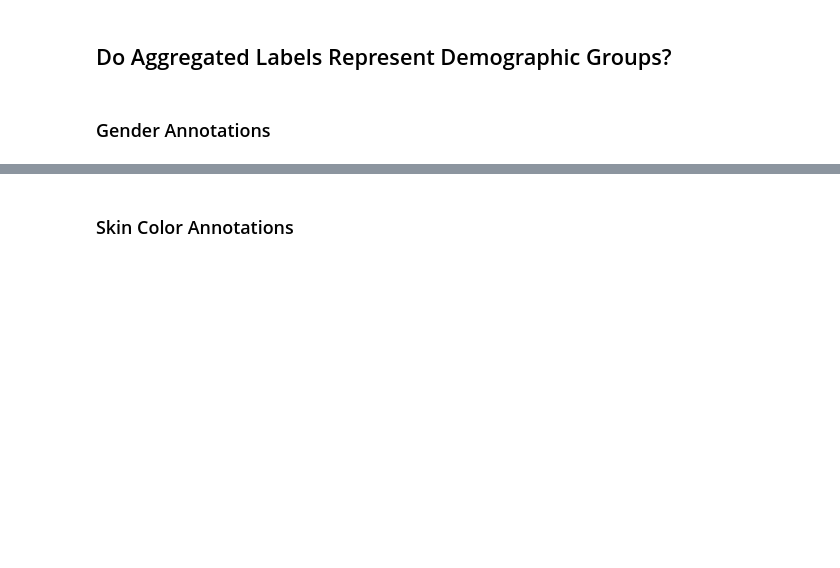
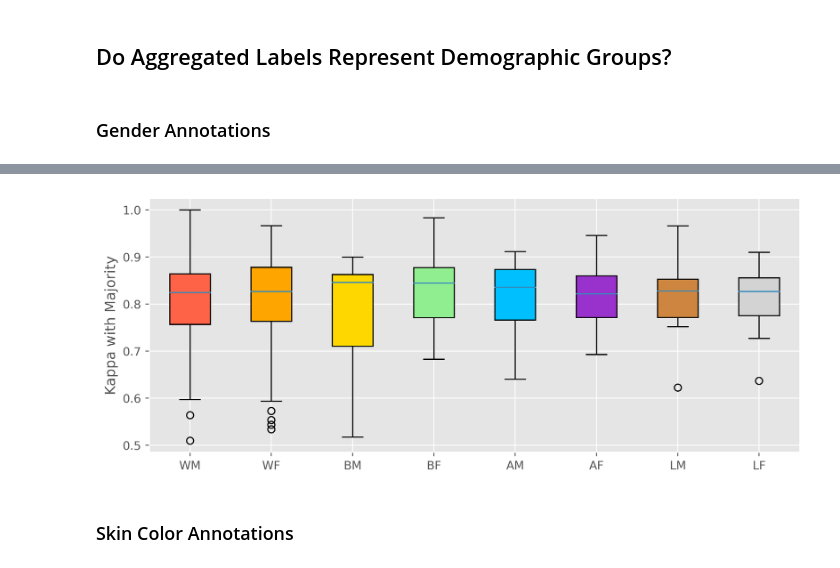
Before and after one commit to princetonvisualai/gender-artifacts, a Jupyter notebook: label_analysis.ipynb, the cells around one changed output, grey strips where cells are left out. Cells and saved outputs as stored; diff of their text form; code cells hidden in the pictures; blank space fills up the shorter version.

```diff
--- a/label_analysis.ipynb
+++ b/label_analysis.ipynb
@@ -125,6 +130,22 @@ def worker_race(att, race):
                     wtoa[worker]['i'].append(to_int(anns[index]))
                     wtoa[worker]['maj'].append(to_int(maj))
     return wtoa
+
+def worker_gr(att, gender, race):
+    wtoa = {}
+    for row in df.iterrows():
+        worker_ids = literal_eval(row[1]['worker_id'])
+        anns = literal_eval(row[1]['{}_agg'.format(att)])
+        maj = row[1][att]
+        if maj != maj:
+            continue
+        else:
+            for index, worker in enumerate(worker_ids):
+                if worker in worker_demographics and worker_demographics[worker]['race'] == [race] and worker_demographics[worker]['gender'] == gender:
+                    if worker not in wtoa: wtoa[worker] = {'i': [], 'maj': []}
+                    wtoa[worker]['i'].append(to_int(anns[index]))
+                    wtoa[worker]['maj'].append(to_int(maj))
+    return wtoa
 # %%
 male_gender = get_irr(worker_gender('gender', 'male'))
 female_gender = get_irr(worker_gender('gender', 'female'))
@@ -180,3 +223,16 @@ print(fvalue, pvalue)
+# %%
+plt.style.use('ggplot')
+plt.figure(dpi=500, figsize=(10, 4))
+# fig, ax = plt.figure()
+bplot = plt.boxplot(irrs, patch_artist=True, labels=['WM', 'WF', 'BM', 'BF', 'AM', 'AF', 'LM', 'LF'], vert=True)
+# plt.xticks(ticks=[1, 2], labels= ['Male', 'Female'])
+plt.ylabel('Kappa with Majority')
+
+colors = ['tomato', 'orange', 'gold', 'lightgreen', 'deepskyblue', 'darkorchid', 'peru', 'lightgray']
+for patch, color in zip(bplot['boxes'], colors):
+    patch.set_facecolor(color)
+# %% [output]
+[figure, added]
 # %% [markdown]
 ### Skin Color Annotations
 # %%
```
Also changed, not shown: parts of 8 cells of this notebook, 2 other files.
